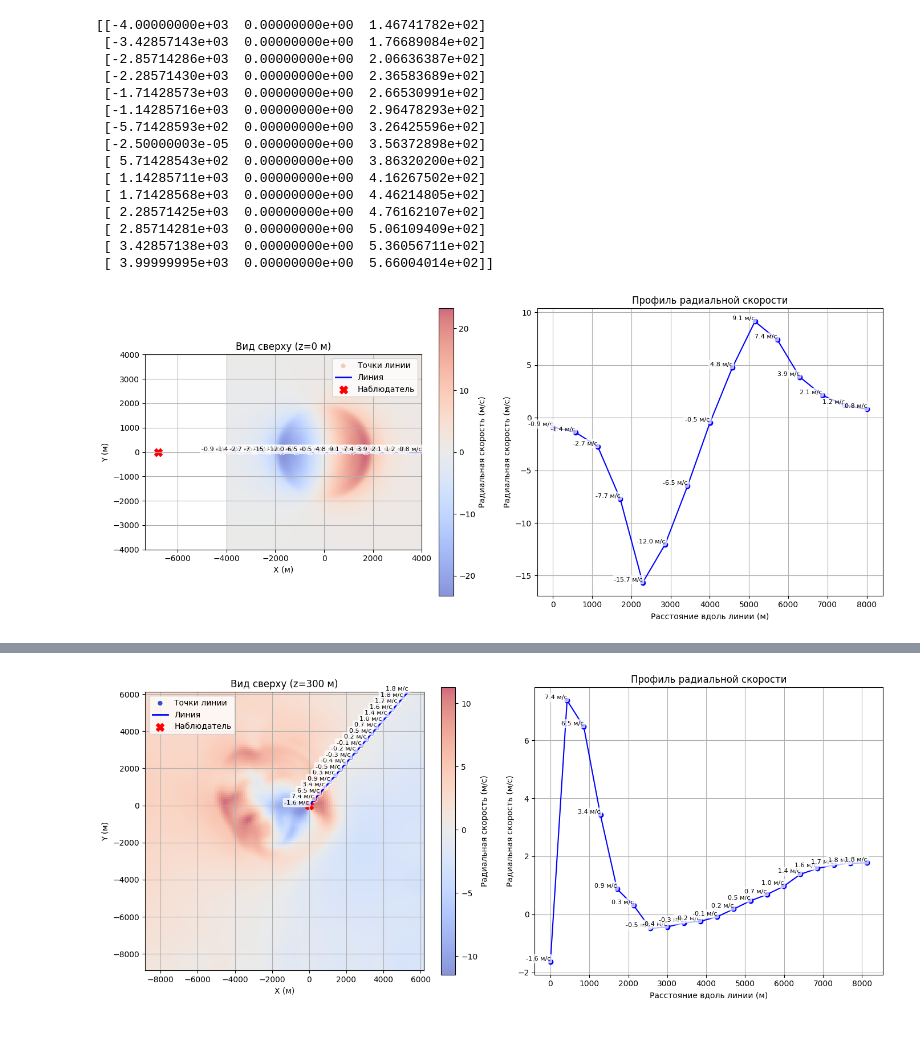
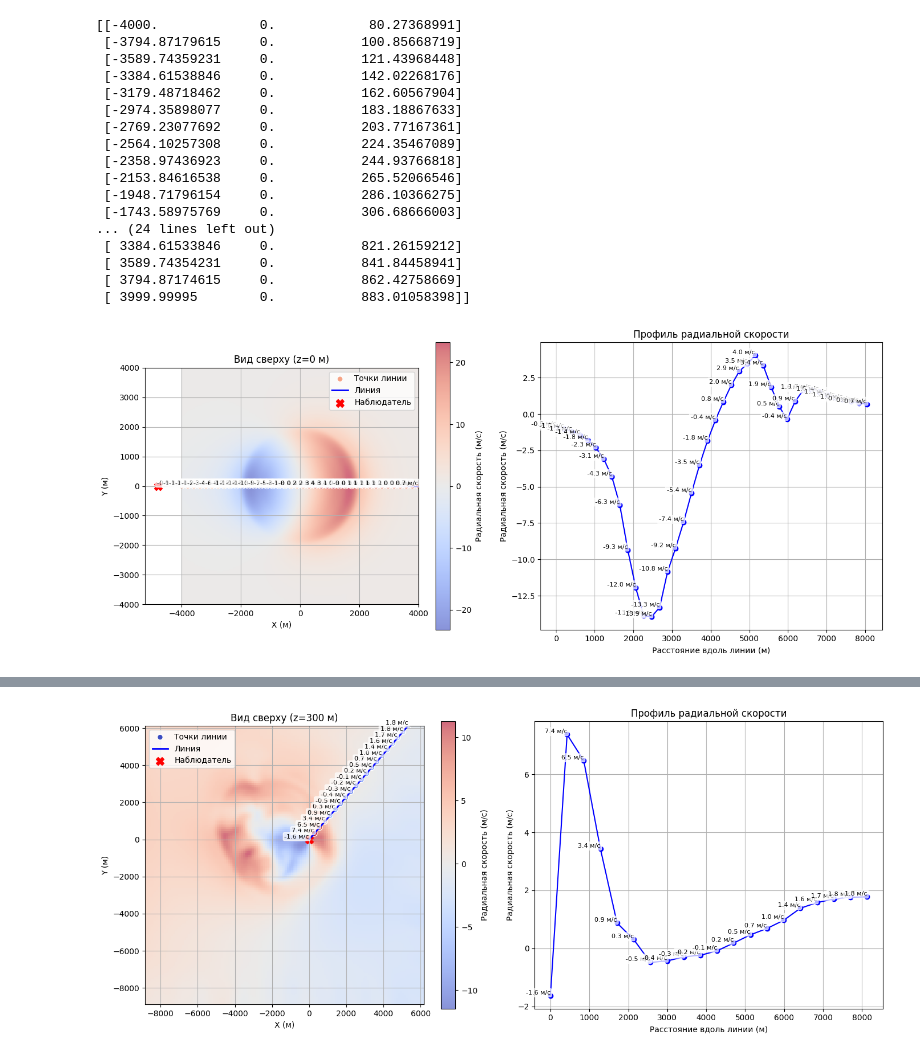
Before and after one commit to DmitryZSer/Meteo_RLS, a Jupyter notebook: calculations/Radial_velocity_report.ipynb, the cells around one changed output, grey strips where cells are left out. Saved outputs shown, nothing was run; the diff lists cells and outputs as text; code cells hidden in the pictures.

```diff
--- a/calculations/Radial_velocity_report.ipynb
+++ b/calculations/Radial_velocity_report.ipynb
@@ -277,11 +274,11 @@ z = origin[2] + np.arange(iz) * dz
 X, Y, Z = np.meshgrid(x, y, z, indexing='ij')
 
 # Расчет радиальной скорости
-x0, y0, z0 =  -6800, 0, 0# Точка наблюдателя
+x0, y0, z0 =  -4800, 0, 0# Точка наблюдателя
 # Параметры линии
 azimuth_deg = 0 # Горизонтальный угол
-elevation_deg = 3  # Вертикальный угол
-num_points = 15    # Количество точек
+elevation_deg = 5.73  # Вертикальный угол
+num_points = 40    # Количество точек
 
 
 
@@ -314,47 +311,49 @@ t_start, t_end = find_intersection(matrix_shape,
                                   (origin_line - origin)/np.array([dx, dy, dz]),
                                   direction_normalized)
 
 t_values = np.linspace(t_start, t_end, num_points)
 points = origin_line + direction * t_values[:, np.newaxis]
 
 values = []
 for point in points:
     x_idx = (point[0] - origin[0]) / dx
     y_idx = (point[1] - origin[1]) / dy
     z_idx = (point[2] - origin[2]) / dz
     values.append(trilinear_interpolation(V_radial, x_idx, y_idx, z_idx))
 
 print(points)
 # print(values)
 # print(ix)
 # istance = [0.0]
 distance = [0.0]  # Начальное расстояние 0 метров
 
 for i in range(1, len(points)):
     dx = points[i][0] - points[i-1][0]
     dy = points[i][1] - points[i-1][1]
     dz = points[i][2] - points[i-1][2]
     segment = np.sqrt(dx**2 + dy**2 + dz**2)
     distance.append(distance[-1] + segment)  #
 
 distance = np.array(distance)
 
 plot_line_results(V_radial, z0, x, y, z, points, values, distance, observer_position=(x0, y0))
 # %% [output]
-[[-4.00000000e+03  0.00000000e+00  1.46741782e+02]
- [-3.42857143e+03  0.00000000e+00  1.76689084e+02]
- [-2.85714286e+03  0.00000000e+00  2.06636387e+02]
- [-2.28571430e+03  0.00000000e+00  2.36583689e+02]
- [-1.71428573e+03  0.00000000e+00  2.66530991e+02]
- [-1.14285716e+03  0.00000000e+00  2.96478293e+02]
- [-5.71428593e+02  0.00000000e+00  3.26425596e+02]
- [-2.50000003e-05  0.00000000e+00  3.56372898e+02]
- [ 5.71428543e+02  0.00000000e+00  3.86320200e+02]
- [ 1.14285711e+03  0.00000000e+00  4.16267502e+02]
- [ 1.71428568e+03  0.00000000e+00  4.46214805e+02]
- [ 2.28571425e+03  0.00000000e+00  4.76162107e+02]
- [ 2.85714281e+03  0.00000000e+00  5.06109409e+02]
- [ 3.42857138e+03  0.00000000e+00  5.36056711e+02]
- [ 3.99999995e+03  0.00000000e+00  5.66004014e+02]]
+[[-4000.             0.            80.27368991]
+ [-3794.87179615     0.           100.85668719]
+ [-3589.74359231     0.           121.43968448]
+ [-3384.61538846     0.           142.02268176]
+ [-3179.48718462     0.           162.60567904]
+ [-2974.35898077     0.           183.18867633]
+ [-2769.23077692     0.           203.77167361]
+ [-2564.10257308     0.           224.35467089]
+ [-2358.97436923     0.           244.93766818]
+ [-2153.84616538     0.           265.52066546]
+ [-1948.71796154     0.           286.10366275]
+ [-1743.58975769     0.           306.68666003]
+... (24 lines left out)
+ [ 3384.61533846     0.           821.26159212]
+ [ 3589.74354231     0.           841.84458941]
+ [ 3794.87174615     0.           862.42758669]
+ [ 3999.99995        0.           883.01058398]]
-[figure, old version]
+[figure, new version]
 # %% [markdown]
```
Also changed, not shown: parts of 8 cells of this notebook, 2 other files.
